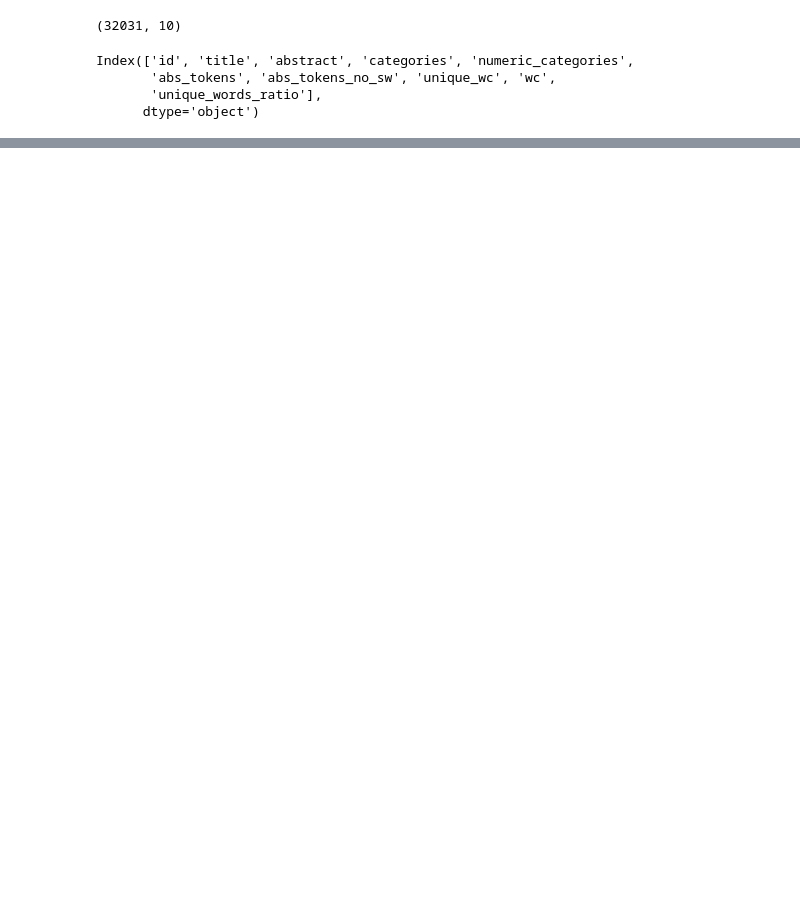
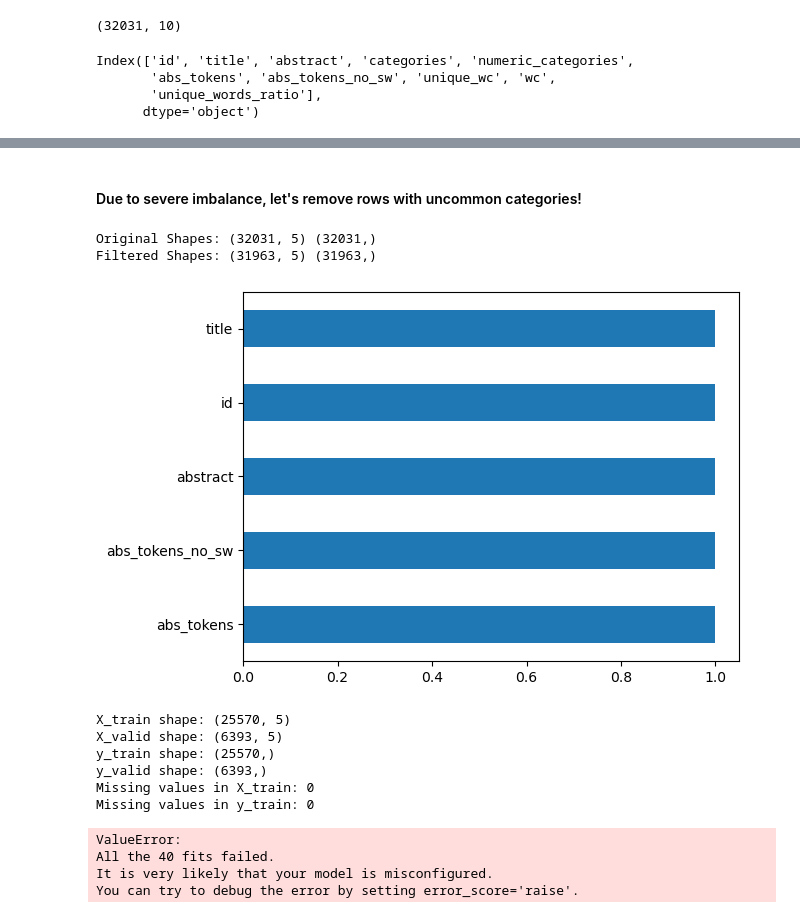
Before and after one commit to lisa-paul/DSIarXivmetadata, a Jupyter notebook: code/01-preprocess-EDA.ipynb, the cells around one changed output, grey strips where cells are left out. Drawn from its saved outputs; the diff is of its cells as text; code cells hidden in the pictures; blank space fills up the shorter version.

```diff
--- a/code/01-preprocess-EDA.ipynb
+++ b/code/01-preprocess-EDA.ipynb
@@ -192,0 +251,52 @@ Next, let's see if any features will be useful to use for prediction modelling:
+# %%
+#pre-TTS processing
+#separate just the target columns
+cols_to_remove = ['categories', 'numeric_categories']
+
+# Separate features (X) and target variable (y)
+X = tokened_df.drop(cols_to_remove, axis=1)
+y = tokened_df['numeric_categories']
+# %% [markdown]
+#### Due to severe imbalance, let's remove rows with uncommon categories!
+# %%
+#Here, I'm filtering things due to (later in code) errors during GridSearchCV
+
+#This cell uses some chatGPT syntax for expediency
+
+# Set a threshold for the minimum number of samples per class
+threshold = 10
+
+# Count the occurrences of each class
+class_counts = pd.Series(y_train).value_counts()
+
+# Filter classes that meet the threshold
+valid_classes = class_counts[class_counts >= threshold].index
+
+# Filter the data and labels based on valid classes
+X_filtered = X[y.isin(valid_classes)]
+y_filtered = y[y.isin(valid_classes)]
+
+# Print the updated shapes
+print("Original Shapes:", X.shape, y.shape)
+print("Filtered Shapes:", X_filtered.shape, y_filtered.shape)
+# %% [output]
+Original Shapes: (32031, 5) (32031,)
+Filtered Shapes: (31963, 5) (31963,)
+# %%
+
+# Perform train-test split
+X_train, X_valid, y_train, y_valid = train_test_split(X_filtered, y_filtered, test_size=0.2, random_state=42)
+
+
+#instantiate for later use
+tvec = TfidfVectorizer()
+
+
+# #just for EDA / viz ?
+# X_train_df = pd.DataFrame(tvec.fit_transform(X_train).todense(),                           columns=tvec.get_feature_names_out())
+# # plot top occuring words
+# X_train_df.sum().sort_values(ascending=False).head(10).plot(kind='barh');
+
+# #this does not seem useful, to say the least
+# %% [output]
+[figure, added]
@@ -192,0 +323,23 @@ Next, let's see if any features will be useful to use for prediction modelling:
+# %%
+print("X_train shape:", X_train.shape)
+print("X_valid shape:", X_valid.shape)
+print("y_train shape:", y_train.shape)
+print("y_valid shape:", y_valid.shape)
+print("Missing values in X_train:", X_train.isnull().sum().sum())
+print("Missing values in y_train:", y_train.isnull().sum().sum())
+# %% [output]
+X_train shape: (25570, 5)
+X_valid shape: (6393, 5)
+y_train shape: (25570,)
+y_valid shape: (6393,)
+Missing values in X_train: 0
+Missing values in y_train: 0
+# %%
+
+# Fit GridSearch to training data (with uncommon categories removed).
+gs_tvec.fit(X_train, y_train)
+# %% [output]
+ValueError:
+All the 40 fits failed.
+It is very likely that your model is misconfigured.
+You can try to debug the error by setting error_score='raise'.
```
Also changed, not shown: parts of 25 cells of this notebook, 6 other files.
